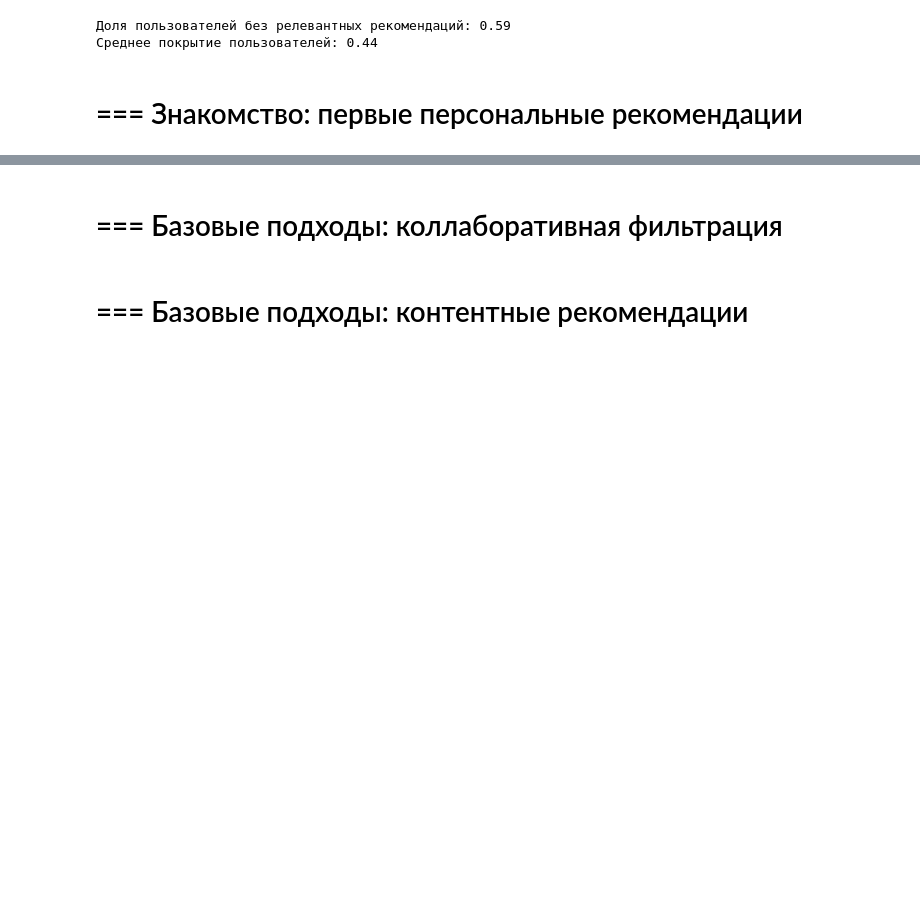
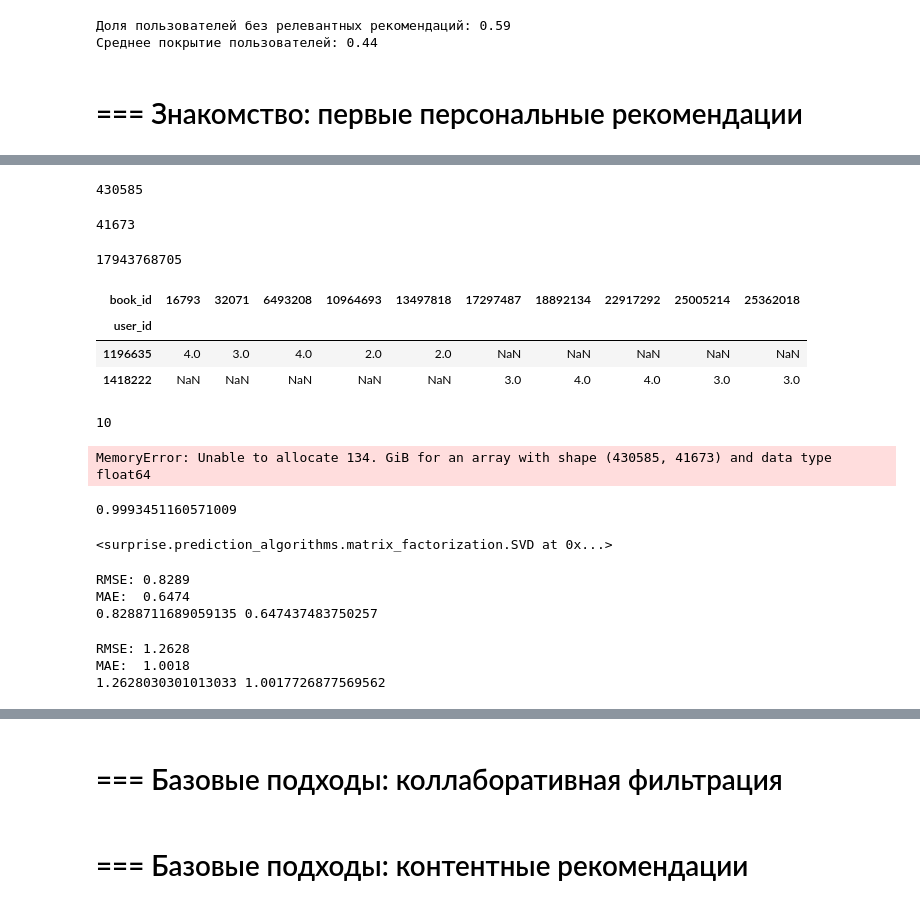
Before and after one commit to AnnettVsemPrivet/mle-recsys-start, a Jupyter notebook: main_offline.ipynb, the cells around one changed output, grey strips where cells are left out. Saved outputs shown, nothing was run; the diff lists cells and outputs as text; code cells hidden in the pictures; blank space fills up the shorter version.

```diff
--- a/main_offline.ipynb
+++ b/main_offline.ipynb
@@ -131,0 +158,56 @@ print(f"Среднее покрытие пользователей: {cold_users_
+# %%
+events['user_id'].nunique()
+# %% [output]
+430585
+# %%
+events['book_id'].nunique()
+# %% [output]
+41673
+# %%
+events['book_id'].nunique() * events['user_id'].nunique()
+# %% [output]
+17943768705
+# %%
+events.iloc[155:165].pivot(index='user_id',
+                        columns='book_id',
+                        values='rating')
+# %% [output]
+| book_id | 16793 | 32071 | 6493208 | 10964693 | 13497818 | 17297487 | 18892134 | 22917292 | 25005214 | 25362018 |
+| user_id |  |  |  |  |  |  |  |  |  |  |
+| 1196635 | 4.0 | 3.0 | 4.0 | 2.0 | 2.0 | NaN | NaN | NaN | NaN | NaN |
+| 1418222 | NaN | NaN | NaN | NaN | NaN | 3.0 | 4.0 | 4.0 | 3.0 | 3.0 |
+# %%
+events.iloc[155:165].pivot(index='user_id',
+                        columns='book_id',
+                        values='rating').isna().sum().sum()
+# %% [output]
+10
+# %%
+all_w = events.pivot(index='user_id',
+                        columns='book_id',
+                        values='rating')
+all_w.isna().sum().sum() / (all_w.shape[0]*all_w.shape[1])
+# %% [output]
+MemoryError: Unable to allocate 134. GiB for an array with shape (430585, 41673) and data type float64
+# %%
+1 - events[['user_id', 'book_id', 'rating']].groupby(['user_id', 'book_id']).rating.count().shape[0] \
+ /(events['book_id'].nunique() * events['user_id'].nunique())
+# %% [output]
+0.9993451160571009
+# %%
+from surprise import Dataset, Reader
+from surprise import SVD
+
+# используем Reader из библиотеки surprise для преобразования событий (events)
+# в формат, необходимый surprise
+reader = Reader(rating_scale=(1, 5))
+surprise_train_set = Dataset.load_from_df(events_train[['user_id', 'book_id', 'rating']], reader)
+surprise_train_set = surprise_train_set.build_full_trainset()
+
+# инициализируем модель
+svd_model = SVD(n_factors=100, random_state=0)
+
+# обучаем модель
+svd_model.fit(surprise_train_set)
+# %% [output]
+<surprise.prediction_algorithms.matrix_factorization.SVD at 0x...>
@@ -131,0 +220,11 @@ print(f"Среднее покрытие пользователей: {cold_users_
+# %%
+from surprise import accuracy
+
+rmse = accuracy.rmse(svd_predictions)
+mae = accuracy.mae(svd_predictions)
+
+print(rmse, mae)
+# %% [output]
+RMSE: 0.8289
+MAE:  0.6474
+0.8288711689059135 0.647437483750257
@@ -131,0 +242,9 @@ print(f"Среднее покрытие пользователей: {cold_users_
+# %%
+rmse = accuracy.rmse(random_predictions)
+mae = accuracy.mae(random_predictions)
+
+print(rmse, mae)
+# %% [output]
+RMSE: 1.2628
+MAE:  1.0018
+1.2628030301013033 1.0017726877569562
```
Also changed, not shown: parts of 7 cells of this notebook.
